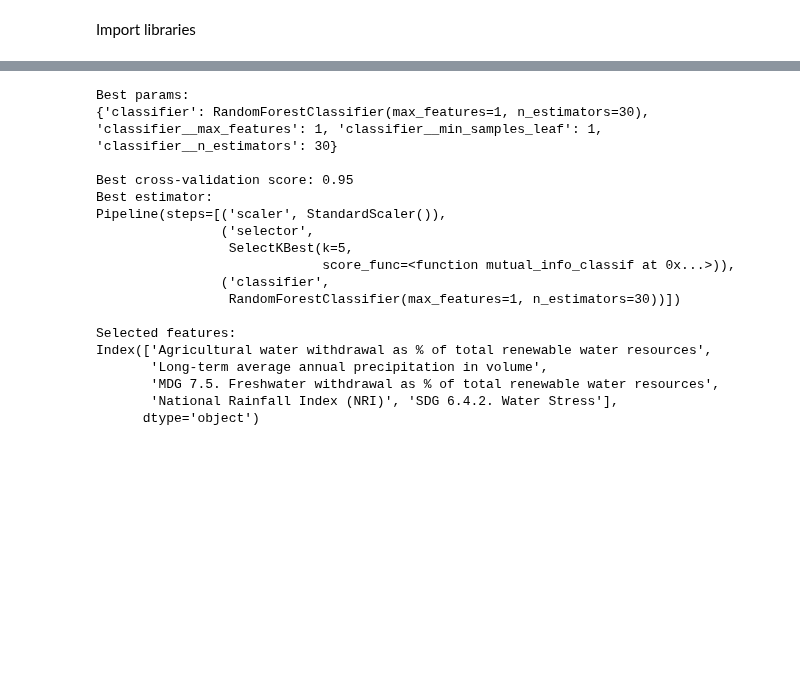
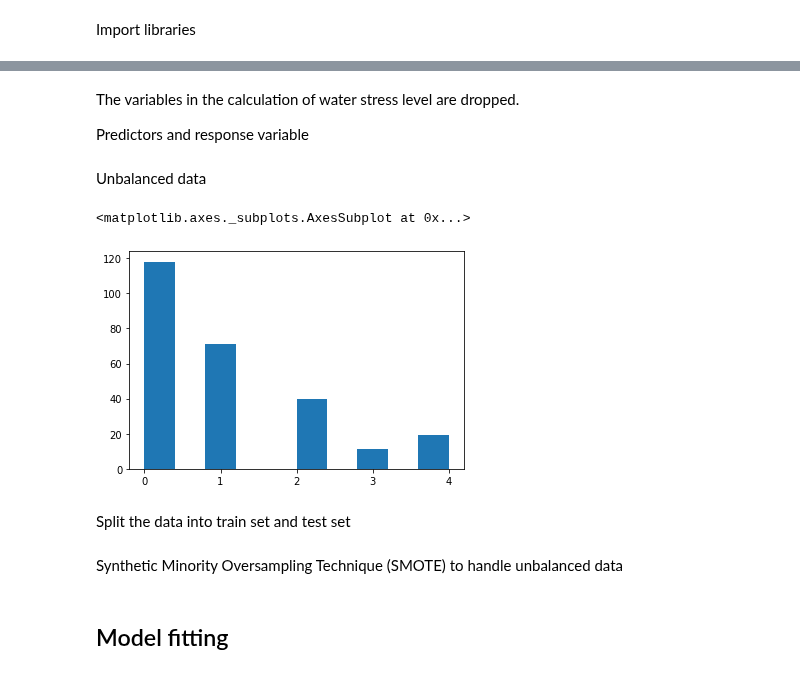
Before and after one commit to karlpolak/MDA-project, a Jupyter notebook: 2 Classification.ipynb, the cells around one changed output, grey strips where cells are left out. Cells and saved outputs as stored; diff of their text form; code cells hidden in the pictures; blank space fills up the shorter version.

```diff
--- a/2 Classification.ipynb
+++ b/2 Classification.ipynb
@@ -127,24 +65,21 @@ features = best_pipe.named_steps['selector']
-# %%
-print("Best params:\n{}\n".format(clf.best_params_))
-print("Best cross-validation score: {:.2f}".format(clf.best_score_))
-print("Best estimator:\n{}\n".format(clf.best_estimator_))
-print("Selected features:\n{}\n".format(X.columns[features.get_support()]))
-# %% [output]
-Best params:
-{'classifier': RandomForestClassifier(max_features=1, n_estimators=30), 'classifier__max_features': 1, 'classifier__min_samples_leaf': 1, 'classifier__n_estimators': 30}
-
-Best cross-validation score: 0.95
-Best estimator:
-Pipeline(steps=[('scaler', StandardScaler()),
-                ('selector',
-                 SelectKBest(k=5,
-                             score_func=<function mutual_info_classif at 0x...>)),
-                ('classifier',
-                 RandomForestClassifier(max_features=1, n_estimators=30))])
-
-Selected features:
-Index(['Agricultural water withdrawal as % of total renewable water resources',
-       'Long-term average annual precipitation in volume',
-       'MDG 7.5. Freshwater withdrawal as % of total renewable water resources',
-       'National Rainfall Index (NRI)', 'SDG 6.4.2. Water Stress'],
-      dtype='object')
+# %% [markdown]
+The variables in the calculation of water stress level are dropped.
+
+Predictors and response variable
+# %%
+X=data.iloc[:,0:23].drop(
+    ['Environmental Flow Requirements',
+     'Total renewable water resources per capita',
+     'SDG 6.4.2. Water Stress',
+     'MDG 7.5. Freshwater withdrawal as % of total renewable water resources',
+     'stressclass'],axis=1)
+y=data['stressclass']
+# %% [markdown]
+Unbalanced data
+# %%
+y.sort_values().hist(grid=False)
+# %% [output]
+<matplotlib.axes._subplots.AxesSubplot at 0x...>
+[figure, added]
+# %% [markdown]
+Split the data into train set and test set
@@ -150,0 +88,2 @@ Index(['Agricultural water withdrawal as % of total renewable water resources',
+# %% [markdown]
+Synthetic Minority Oversampling Technique (SMOTE) to handle unbalanced data
@@ -150,0 +93,2 @@ Index(['Agricultural water withdrawal as % of total renewable water resources',
+# %% [markdown]
+## Model fitting
```
Also changed, not shown: parts of 47 cells of this notebook.
